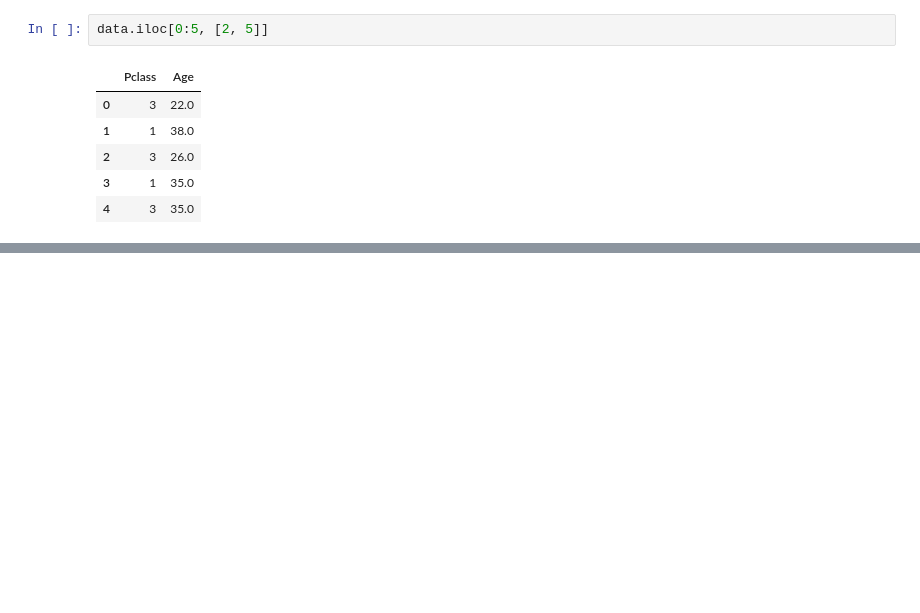
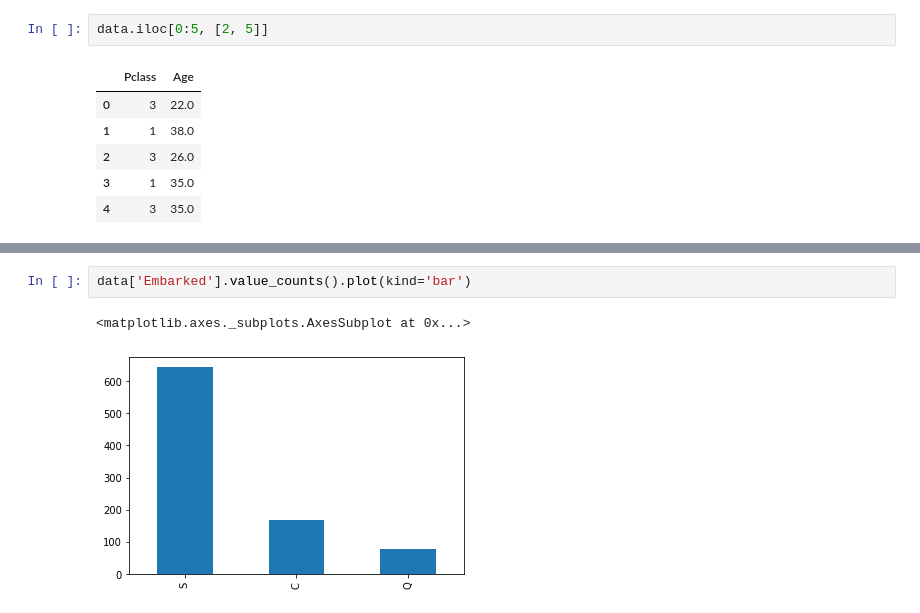
Before and after one commit to swgu931/temp, a Jupyter notebook: DE_course_1.ipynb, the cells around one changed output, grey strips where cells are left out. Cells and saved outputs as stored; diff of their text form; blank space fills up the shorter version.

```diff
--- a/DE_course_1.ipynb
+++ b/DE_course_1.ipynb
@@ -393,0 +400,5 @@ data.iloc[0:5, [2, 5]]
+# %%
+data['Embarked'].value_counts().plot(kind='bar')
+# %% [output]
+<matplotlib.axes._subplots.AxesSubplot at 0x...>
+[figure, added]
```
Also changed, not shown: parts of 24 cells of this notebook.
